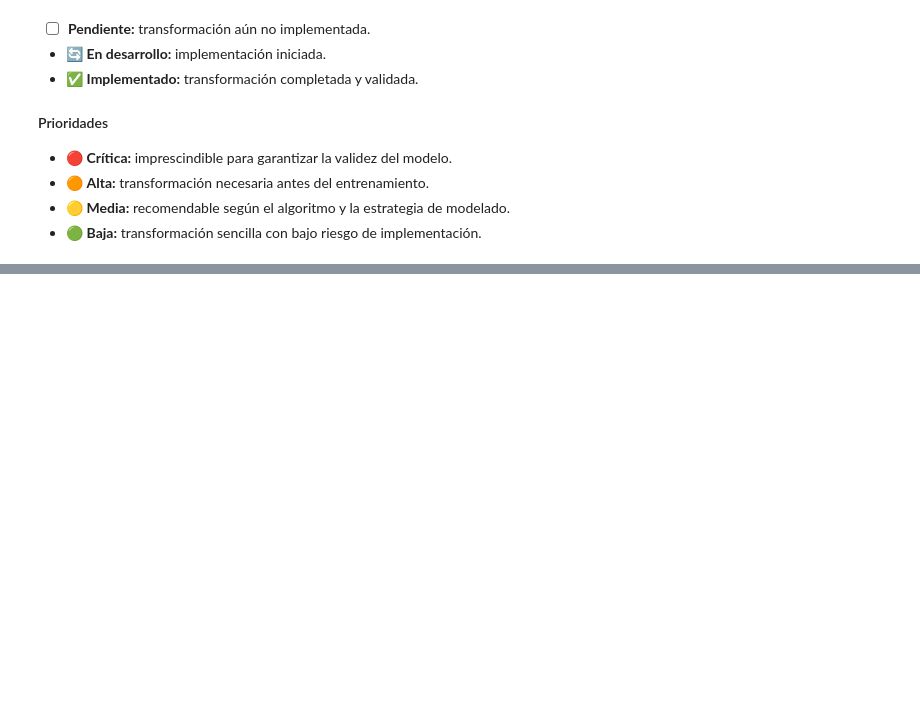
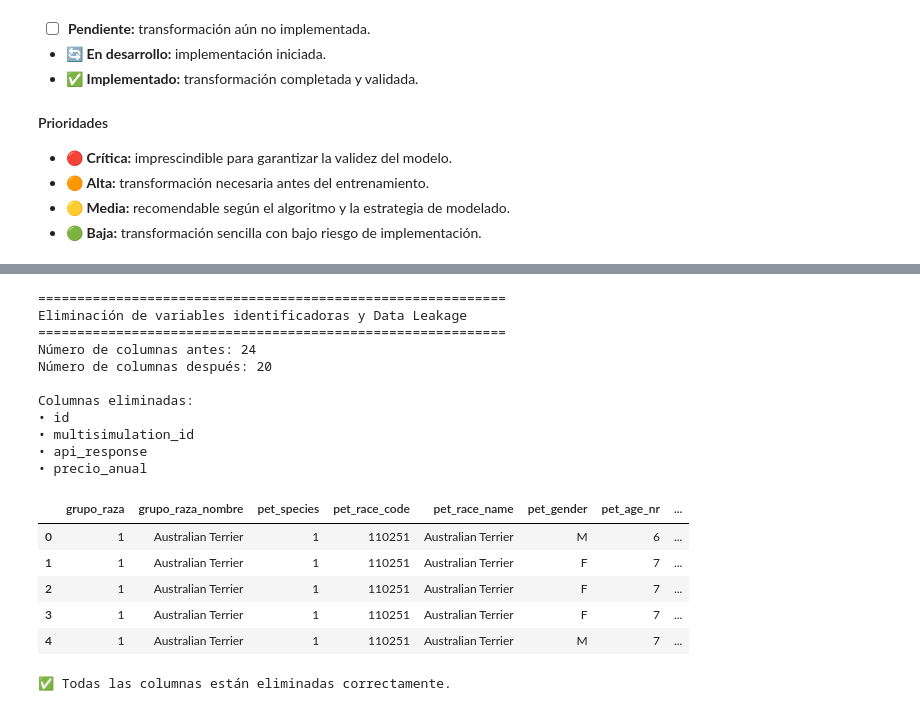
Before and after one commit to Angelica26-DS/proyecto-ml-seguros-mascotas, a Jupyter notebook: src/notebooks/01_preprocessing.ipynb, the cells around one changed output, grey strips where cells are left out. Saved outputs shown, nothing was run; the diff lists cells and outputs as text; code cells hidden in the pictures; blank space fills up the shorter version.

Commit message:
Complete preprocessing pipeline and export processed dataset

```diff
--- a/src/notebooks/01_preprocessing.ipynb
+++ b/src/notebooks/01_preprocessing.ipynb
@@ -1399,0 +1416,17 @@ La implementación de dichas transformaciones se desarrollará en el **Notebook
+# %%
+import pandas as pd
+import numpy as np
+
+# Cargar el dataset original
+df = pd.read_csv("../data/matriz_cotizaciones_grupos_original.csv")
+
+# Crear una copia para el preprocesamiento
+df_clean = df.copy()
+
+print("=" * 60)
+print("Carga del conjunto de datos")
+print("=" * 60)
+print(f"Dataset original: {df.shape}")
+print(f"Copia de trabajo: {df_clean.shape}")
+
+display(df_clean.head())
@@ -1399,0 +1454,63 @@ La implementación de dichas transformaciones se desarrollará en el **Notebook
+# %%
+# Restaurar la copia de trabajo
+df_clean = df.copy()
+
+# Variables cuya eliminación fue definida durante el análisis
+columnas_eliminar = [
+    "id",
+    "multisimulation_id",
+    "api_response",
+    "precio_anual"
+]
+
+print("=" * 60)
+print("Eliminación de variables identificadoras y Data Leakage")
+print("=" * 60)
+
+print(f"Número de columnas antes: {df_clean.shape[1]}")
+
+df_clean.drop(
+    columns=columnas_eliminar,
+    inplace=True,
+    errors="ignore"
+)
+
+print(f"Número de columnas después: {df_clean.shape[1]}")
+
+print("\nColumnas eliminadas:")
+for columna in columnas_eliminar:
+    print(f"• {columna}")
+
+display(df_clean.head())
+# %% [output]
+============================================================
+Eliminación de variables identificadoras y Data Leakage
+============================================================
+Número de columnas antes: 24
+Número de columnas después: 20
+
+Columnas eliminadas:
+• id
+• multisimulation_id
+• api_response
+• precio_anual
+|  | grupo_raza | grupo_raza_nombre | pet_species | pet_race_code | pet_race_name | pet_gender | pet_age_nr | ... |
+| 0 | 1 | Australian Terrier | 1 | 110251 | Australian Terrier | M | 6 | ... |
+| 1 | 1 | Australian Terrier | 1 | 110251 | Australian Terrier | F | 7 | ... |
+| 2 | 1 | Australian Terrier | 1 | 110251 | Australian Terrier | F | 7 | ... |
+| 3 | 1 | Australian Terrier | 1 | 110251 | Australian Terrier | F | 7 | ... |
+| 4 | 1 | Australian Terrier | 1 | 110251 | Australian Terrier | M | 7 | ... |
+# %%
+columnas_restantes = [
+    columna
+    for columna in columnas_eliminar
+    if columna in df_clean.columns
+]
+
+if not columnas_restantes:
+    print("✅ Todas las columnas están eliminadas correctamente.")
+else:
+    print("⚠️ Estas columnas siguen presentes:")
+    print(columnas_restantes)
+# %% [output]
+✅ Todas las columnas están eliminadas correctamente.
```
Also changed, not shown: parts of 33 cells of this notebook.
